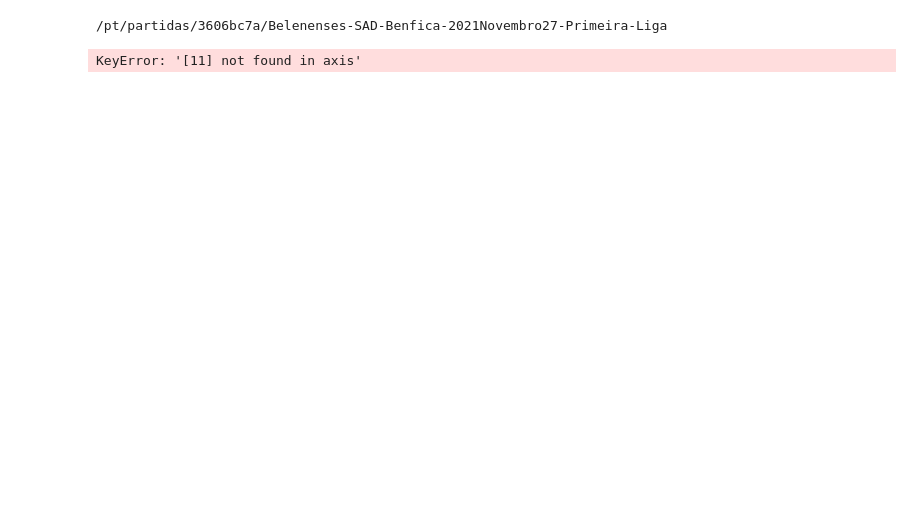
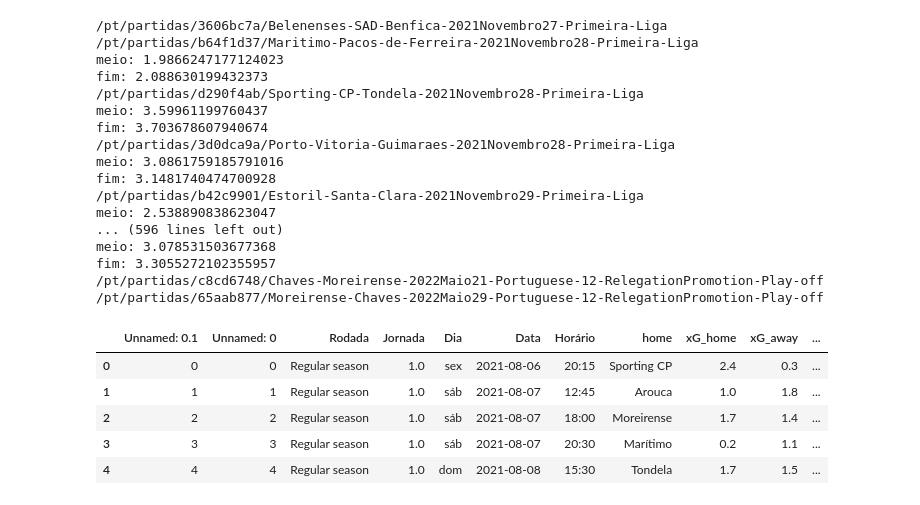
Before and after one commit to JoaoCaldas122/datamining-tp, a Jupyter notebook: scraper.ipynb, the cells around one changed output. Cells and saved outputs as stored; diff of their text form; code cells hidden in the pictures; blank space fills up the shorter version.

```diff
--- a/scraper.ipynb
+++ b/scraper.ipynb
@@ -87,9 +99,11 @@ for index, row in df.iterrows():
             table2 = tables[1]
         except Exception:
             indice = index
-
-        home_players = pd.read_html(str(table))[0].drop(11)
-        away_players = pd.read_html(str(table2))[0].drop(11)
+        try:
+            home_players = pd.read_html(str(table))[0].drop(11)
+            away_players = pd.read_html(str(table2))[0].drop(11)
+        except:
+            continue
         df.loc[index,'formacao_home'] = home_players.columns[0].split('(')[1][:-1]
         df.loc[index,'formacao_away'] = away_players.columns[0].split('(')[1][:-1]
         home_players = home_players.transpose().reset_index().drop('index',axis=1)
@@ -136,34 +150,55 @@ for index, row in df.iterrows():
         for span in home_team_cards_spans:
             cards['home_team'][span['class'][0]] += 1
 
         away_team_cards_div = soup.find_all('div', class_='cards')[1]
         away_team_cards_spans = away_team_cards_div.find_all('span')
         for span in away_team_cards_spans:
             cards['away_team'][span['class'][0]] += 1
 
         df.loc[index, 'yellow_card_home'] = cards['home_team']['yellow_card']
         df.loc[index, 'red_card_home'] = cards['home_team']['red_card']
         df.loc[index, 'yellow_red_card_home'] = cards['home_team']['yellow_red_card']
         df.loc[index, 'yellow_card_away'] = cards['away_team']['yellow_card']
         df.loc[index, 'red_card_away'] = cards['away_team']['red_card']
         df.loc[index, 'yellow_red_card_away'] = cards['away_team']['yellow_red_card']
 
         for i in range(len(home_players.columns) - 1):
             column_name = f'jogador{i+1}_home'
             df.loc[index, column_name] = home_players.iloc[1, i]
         for i in range(len(away_players.columns) - 1):
             column_name = f'jogador{i+1}_away'
             df.loc[index, column_name] = away_players.iloc[1, i]
 
         print(f'fim: {time.time() - start}')
         if time.time() - start < 6.0:
             time.sleep(6.1 - (time.time() - start))
 
 df.to_csv(f'dataset_{ano}.csv')
 df.head()
 # %% [output]
 /pt/partidas/3606bc7a/Belenenses-SAD-Benfica-2021Novembro27-Primeira-Liga
+/pt/partidas/b64f1d37/Maritimo-Pacos-de-Ferreira-2021Novembro28-Primeira-Liga
+meio: 1.9866247177124023
+fim: 2.088630199432373
+/pt/partidas/d290f4ab/Sporting-CP-Tondela-2021Novembro28-Primeira-Liga
+meio: 3.59961199760437
+fim: 3.703678607940674
+/pt/partidas/3d0dca9a/Porto-Vitoria-Guimaraes-2021Novembro28-Primeira-Liga
+meio: 3.0861759185791016
+fim: 3.1481740474700928
+/pt/partidas/b42c9901/Estoril-Santa-Clara-2021Novembro29-Primeira-Liga
+meio: 2.538890838623047
+... (596 lines left out)
+meio: 3.078531503677368
+fim: 3.3055272102355957
+/pt/partidas/c8cd6748/Chaves-Moreirense-2022Maio21-Portuguese-12-RelegationPromotion-Play-off
+/pt/partidas/65aab877/Moreirense-Chaves-2022Maio29-Portuguese-12-RelegationPromotion-Play-off
-KeyError: '[11] not found in axis'
+|  | Unnamed: 0.1 | Unnamed: 0 | Rodada | Jornada | Dia | Data | Horário | home | xG_home | xG_away | ... |
+| 0 | 0 | 0 | Regular season | 1.0 | sex | 2021-08-06 | 20:15 | Sporting CP | 2.4 | 0.3 | ... |
+| 1 | 1 | 1 | Regular season | 1.0 | sáb | 2021-08-07 | 12:45 | Arouca | 1.0 | 1.8 | ... |
+| 2 | 2 | 2 | Regular season | 1.0 | sáb | 2021-08-07 | 18:00 | Moreirense | 1.7 | 1.4 | ... |
+| 3 | 3 | 3 | Regular season | 1.0 | sáb | 2021-08-07 | 20:30 | Marítimo | 0.2 | 1.1 | ... |
+| 4 | 4 | 4 | Regular season | 1.0 | dom | 2021-08-08 | 15:30 | Tondela | 1.7 | 1.5 | ... |
 # %%
 df.to_csv(f'dataset_{ano}.csv')
 df
```
Also changed, not shown: parts of 1 cell of this notebook.
